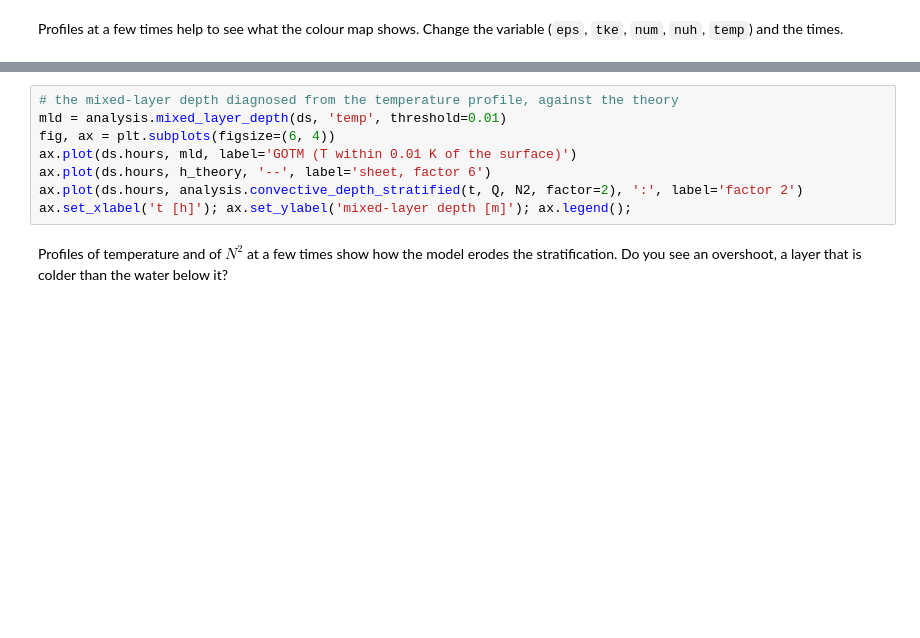
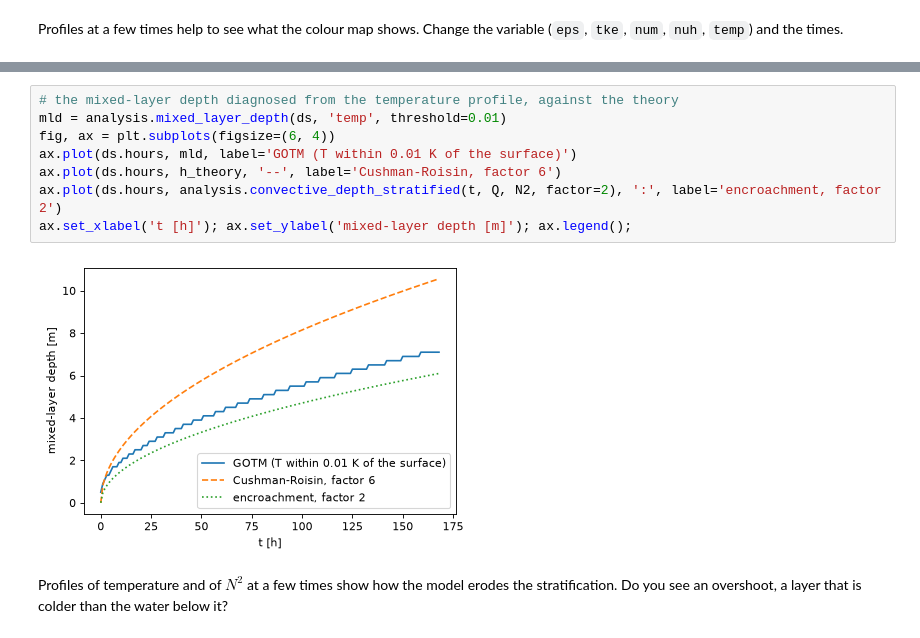
Before and after one commit to 37EFM/GOTM_exercises, a Jupyter notebook: notebooks/02_lake_convection.ipynb, the cells around one changed output, grey strips where cells are left out. Saved outputs shown, nothing was run; the diff lists cells and outputs as text; blank space fills up the shorter version.

```diff
--- a/notebooks/02_lake_convection.ipynb
+++ b/notebooks/02_lake_convection.ipynb
@@ -87,11 +95,13 @@ fig.colorbar(pc, ax=ax2, shrink=0.8);
 # %%
 # the mixed-layer depth diagnosed from the temperature profile, against the theory
 mld = analysis.mixed_layer_depth(ds, 'temp', threshold=0.01)
 fig, ax = plt.subplots(figsize=(6, 4))
 ax.plot(ds.hours, mld, label='GOTM (T within 0.01 K of the surface)')
-ax.plot(ds.hours, h_theory, '--', label='sheet, factor 6')
-ax.plot(ds.hours, analysis.convective_depth_stratified(t, Q, N2, factor=2), ':', label='factor 2')
+ax.plot(ds.hours, h_theory, '--', label='Cushman-Roisin, factor 6')
+ax.plot(ds.hours, analysis.convective_depth_stratified(t, Q, N2, factor=2), ':', label='encroachment, factor 2')
 ax.set_xlabel('t [h]'); ax.set_ylabel('mixed-layer depth [m]'); ax.legend();
+# %% [output]
+[figure, added]
 # %% [markdown]
 Profiles of temperature and of $N^2$ at a few times show how the model erodes the stratification. Do you see an overshoot, a layer that is colder than the water below it?
 # %%
```
Also changed, not shown: parts of 6 cells of this notebook, 1 other file.
